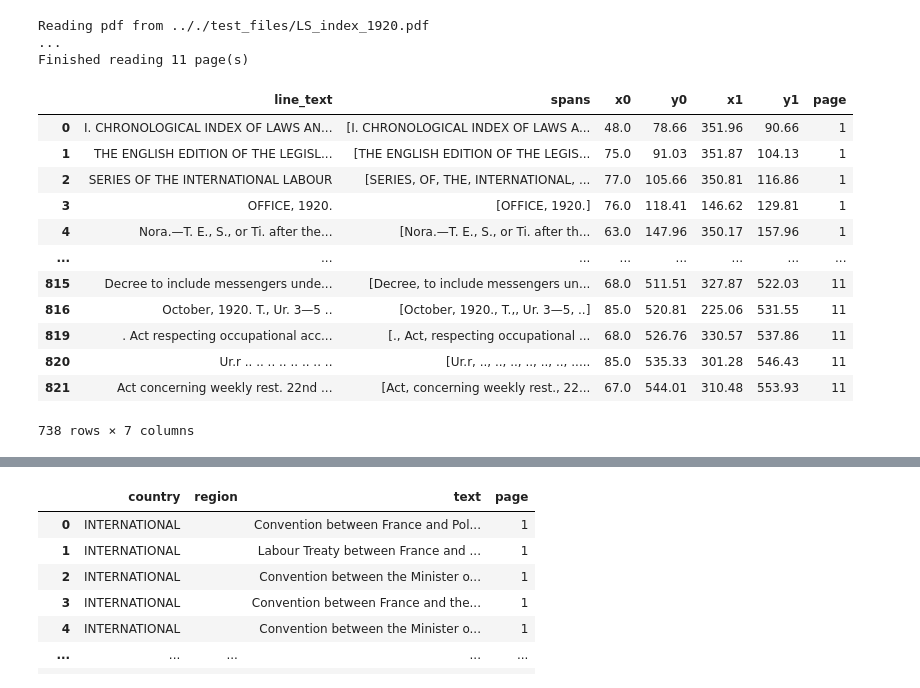
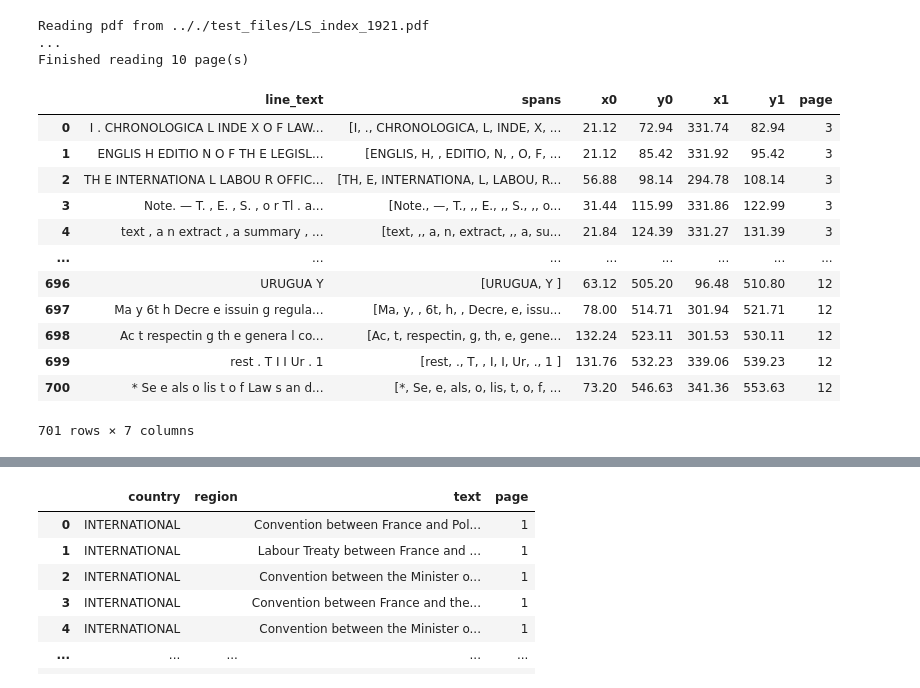
Before and after one commit to jeusa/indexex, a Jupyter notebook: code/index_extraction.ipynb, the cells around one changed output, grey strips where cells are left out. Drawn from its saved outputs; the diff is of its cells as text; code cells hidden in the pictures.

```diff
--- a/code/index_extraction.ipynb
+++ b/code/index_extraction.ipynb
@@ -29,31 +36,31 @@ test_files
  '.././test_files/LS_index_1920.pdf',
  '.././test_files/LS_index_1944_split.pdf']
 # %%
-p_start = 1
-pages, dicts = util.read_pdf(test_files[-2], p_start)
+p_start = 3
+pages, dicts = util.read_pdf(test_files[0], p_start)
 
 l_df = lines.make_lines_df(dicts)
 l_df = lines.merge_close_lines(l_df)
 l_df = lines.remove_useless_lines(l_df)
 
 display(l_df)
 # %% [output]
-Reading pdf from .././test_files/LS_index_1920.pdf
+Reading pdf from .././test_files/LS_index_1921.pdf
 ...
-Finished reading 11 page(s)
+Finished reading 10 page(s)
 |  | line_text | spans | x0 | y0 | x1 | y1 | page |
-| 0 | I. CHRONOLOGICAL INDEX OF LAWS AN... | [I. CHRONOLOGICAL INDEX OF LAWS A... | 48.0 | 78.66 | 351.96 | 90.66 | 1 |
-| 1 | THE ENGLISH EDITION OF THE LEGISL... | [THE ENGLISH EDITION OF THE LEGIS... | 75.0 | 91.03 | 351.87 | 104.13 | 1 |
-| 2 | SERIES OF THE INTERNATIONAL LABOUR | [SERIES, OF, THE, INTERNATIONAL, ... | 77.0 | 105.66 | 350.81 | 116.86 | 1 |
-| 3 | OFFICE, 1920. | [OFFICE, 1920.] | 76.0 | 118.41 | 146.62 | 129.81 | 1 |
-| 4 | Nora.—T. E., S., or Ti. after the... | [Nora.—T. E., S., or Ti. after th... | 63.0 | 147.96 | 350.17 | 157.96 | 1 |
+| 0 | I . CHRONOLOGICA L INDE X O F LAW... | [I, ., CHRONOLOGICA, L, INDE, X, ... | 21.12 | 72.94 | 331.74 | 82.94 | 3 |
+| 1 | ENGLIS H EDITIO N O F TH E LEGISL... | [ENGLIS, H, , EDITIO, N, , O, F, ... | 21.12 | 85.42 | 331.92 | 95.42 | 3 |
+| 2 | TH E INTERNATIONA L LABOU R OFFIC... | [TH, E, INTERNATIONA, L, LABOU, R... | 56.88 | 98.14 | 294.78 | 108.14 | 3 |
+| 3 | Note. — T. , E. , S. , o r Tl . a... | [Note., —, T., ,, E., ,, S., ,, o... | 31.44 | 115.99 | 331.86 | 122.99 | 3 |
+| 4 | text , a n extract , a summary , ... | [text, ,, a, n, extract, ,, a, su... | 21.84 | 124.39 | 331.27 | 131.39 | 3 |
 | ... | ... | ... | ... | ... | ... | ... | ... |
-| 815 | Decree to include messengers unde... | [Decree, to include messengers un... | 68.0 | 511.51 | 327.87 | 522.03 | 11 |
-| 816 | October, 1920. T., Ur. 3—5 .. | [October, 1920., T.,, Ur. 3—5, ..] | 85.0 | 520.81 | 225.06 | 531.55 | 11 |
-| 819 | . Act respecting occupational acc... | [., Act, respecting occupational ... | 68.0 | 526.76 | 330.57 | 537.86 | 11 |
-| 820 | Ur.r .. .. .. .. .. .. .. .. | [Ur.r, .., .., .., .., .., .., ..... | 85.0 | 535.33 | 301.28 | 546.43 | 11 |
-| 821 | Act concerning weekly rest. 22nd ... | [Act, concerning weekly rest., 22... | 67.0 | 544.01 | 310.48 | 553.93 | 11 |
+| 696 | URUGUA Y | [URUGUA, Y ] | 63.12 | 505.20 | 96.48 | 510.80 | 12 |
+| 697 | Ma y 6t h Decre e issuin g regula... | [Ma, y, , 6t, h, , Decre, e, issu... | 78.00 | 514.71 | 301.94 | 521.71 | 12 |
+| 698 | Ac t respectin g th e genera l co... | [Ac, t, respectin, g, th, e, gene... | 132.24 | 523.11 | 301.53 | 530.11 | 12 |
+| 699 | rest . T I I Ur . 1 | [rest, ., T, , I, I, Ur, ., 1 ] | 131.76 | 532.23 | 339.06 | 539.23 | 12 |
+| 700 | * Se e als o lis t o f Law s an d... | [*, Se, e, als, o, lis, t, o, f, ... | 73.20 | 546.63 | 341.36 | 553.63 | 12 |
-738 rows × 7 columns
+701 rows × 7 columns
 # %%
 bins_x0, bins_x1, x0_n = group.group_line_starts_ends(l_df)
 borders = lines.make_borders_df(bins_x0, bins_x1)
```
Also changed, not shown: parts of 19 cells of this notebook, 3 other files.
